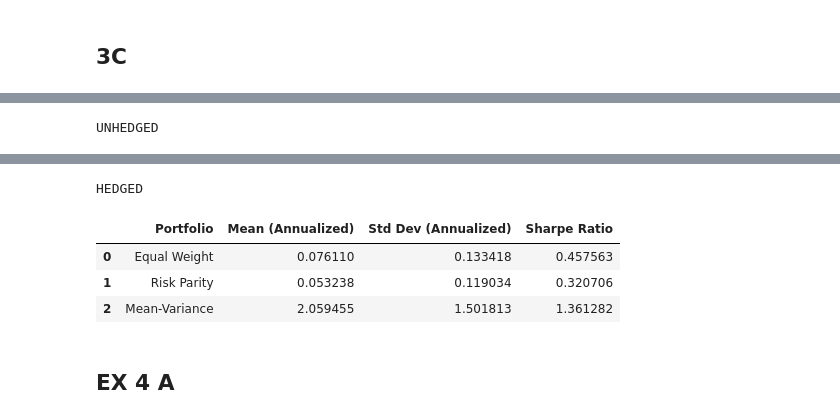
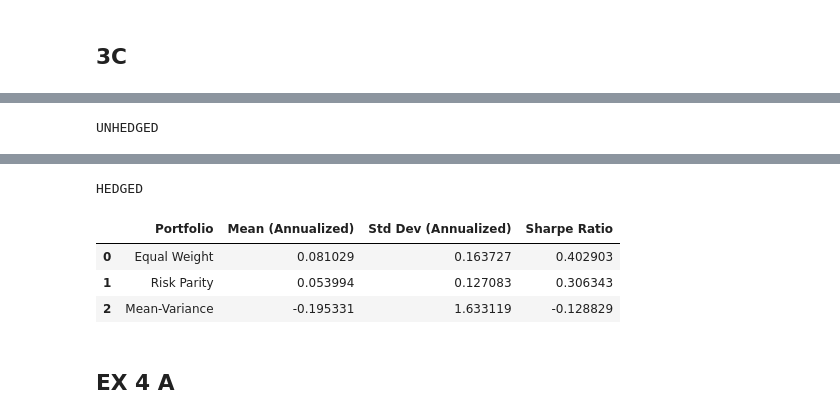
Before and after one commit to mulemule02/investments_project, a Jupyter notebook: investments.ipynb, the cells around one changed output, grey strips where cells are left out. Drawn from its saved outputs; the diff is of its cells as text; code cells hidden in the pictures.

Commit message:
mean variance + data

```diff
--- a/investments.ipynb
+++ b/investments.ipynb
@@ -228,6 +232,16 @@ for country in df['country'].unique():
     if nan_count > 0:
         print(f"   {country}: Replacing {nan_count} rates NaN values with mean {country_rates_mean:.6f}")
         df.loc[country_mask, 'rates'] = df.loc[country_mask, 'rates'].fillna(country_rates_mean)
+
+# 6. Handle United States NaN values - replace with country-specific mean
+for country in df['country'].unique():
+    country_mask = df['country'] == country
+    country_rates_mean = df.loc[country_mask, 'UNITED STATES'].mean()
+    nan_count = df.loc[country_mask, 'UNITED STATES'].isna().sum()
+
+    if nan_count > 0:
+        print(f"   {country}: Replacing {nan_count} UNITED STATES NaN values with mean {country_rates_mean:.6f}")
+        df.loc[country_mask, 'UNITED STATES'] = df.loc[country_mask, 'UNITED STATES'].fillna(country_rates_mean)
 # %% [output]
    AUSTRALIA: Replacing 1 FX NaN values with mean 0.784682
    SWITZERLAND: Replacing 1 FX NaN values with mean 0.978099
@@ -266,8 +271,8 @@ display(df)
 ## 3 B
 # %%
 # Calculate currency-hedged component
-df['X'] = (df['fx_t+1'] / df['fx']) * (1 + df['rates']) - (1 + df['rf'])
+df['X'] = (df['fx_t+1'] / df['fx']) * (1 + df['rates']) - (1 + df['UNITED STATES'])
+df['X'] = df['X'].shift(1)
 
 # Calculate hedged index return
 df['hedged_return'] = df['returns_USD'] - df['X']
-display(df)
@@ -429,16 +387,16 @@ sharpe_eqh = (mean_eqh - 12*df_with_us['rf'].mean())/std_eqh
 #-----------------------------------------------
 result_rph = df_with_us.groupby('country').hedged_return.rolling(60).std().reset_index().rename(columns={'hedged_return': 'std'})
 result_rph['date'] = df_with_us['date']
+# Calculate returns
 result_rph['weights'] = 1 / result_rph['std']
-
-# Normalize weights to sum to 1 for each date
 weights_sum_by_date = result_rph.groupby('date')['weights'].transform('sum')
 result_rph['weights'] = result_rph['weights'] / weights_sum_by_date
-
 result_rph.drop(columns=['level_1', 'std'], inplace=True)
 merged_rph = pd.merge(df_with_us, result_rph, on=['date', 'country'])
+# Calculate returns
 merged_rph['weighted_return'] = merged_rph['hedged_return'] * merged_rph['weights']
 results_rph = merged_rph.groupby('date').weighted_return.sum()
+
 mean_rph = results_rph.mean()*12
 std_rph = results_rph.std()*np.sqrt(12)
 sharpe_rph = (mean_rph - 12*df_with_us['rf'].mean())/std_rph
@@ -447,49 +405,42 @@ sharpe_rph = (mean_rph - 12*df_with_us['rf'].mean())/std_rph
 # Mean variance hedged portfolio returns
 #-----------------------------------------------
 gamma = 1.0
-pivoted_returns_hedged = df_with_us.pivot(index='date', columns='country', values='hedged_return')
-countries_hedged = list(pivoted_returns_hedged.columns)
-rolling_cov_matrices_hedged = pivoted_returns_hedged.rolling(window=60).cov().dropna()
-rolling_hedged_return = df_with_us.groupby("country").hedged_return.rolling(window=60).mean().reset_index()
-rolling_hedged_return['date'] = df_with_us['date']
+dates = df_with_us['date'].unique()
+dates = dates[dates.argsort()]
+window = 60
 
-# Extract covariance matrices as a dictionary
-cov_matrices_dict_hedged = {
-    date: rolling_cov_matrices_hedged.loc[date]
-    for date in rolling_cov_matrices_hedged.index.get_level_values(0).unique()
-}
+all_returns = []
+for i in range(window, len(dates)):
+    window_data = df_with_us[df_with_us['date'].isin(dates[i-window:i])]
+    # Calculate expected return
+    cov = {}
+    mu = window_data.groupby("country")["hedged_return"].mean().reset_index()
+    countries = mu['country'].values
+    mu = mu['hedged_return'].values
+    # Calculate covariance matrices
+    for country in countries:
+        cov[country] = window_data[window_data['country'] == country]["hedged_return"].reset_index(drop=True)
+    cov = pd.DataFrame(cov)
+    cov = cov.cov().values
+    # Calculate weights
+    weights = 1/gamma * np.linalg.inv(cov) @ (mu - df_with_us[df_with_us['date']==dates[i]]['rf'].values)
+    # Calculate returns
+    returns = np.dot(weights, df_with_us[df_with_us['date']==dates[i]]['hedged_return'].values) + (1 - weights.sum()) * df_with_us[df_with_us['date']==dates[i]]['rf'].values[0]
+    all_returns.append(returns)
+all_returns = np.array(all_returns)
+all_returns = all_returns[~np.isnan(all_returns)]
 
-inverted_cov_matrices_hedged = {
-    date: np.linalg.pinv(cov_matrix.values) for date, cov_matrix in cov_matrices_dict_hedged.items()
-}
+mean_mvh2 = all_returns.mean() * 12
+std_mvh2 = all_returns.std()*np.sqrt(12)
+sharpe_mvh2 = (mean_mvh2 - 12*df_with_us['rf'].mean())/std_mvh2
 
-a_hedged = {
-    date: inv_cov_mat @ (rolling_hedged_return[rolling_hedged_return['date']==date].hedged_return.values - df_with_us[df_with_us['date']==date].rf.values)
-    for date, inv_cov_mat in inverted_cov_matrices_hedged.items()
-}
-
-weights_mvh = []
-for date, arr in a_hedged.items():
-    for idx, val in enumerate(arr):
-        weights_mvh.append({'date': date, 'weights': val, 'country': countries_hedged[idx]})
-
-weights_mvh = pd.DataFrame(weights_mvh)
-
-merged_mvh = pd.merge(df_with_us, weights_mvh, on=['date', 'country'])
-merged_mvh['weighted_return'] = merged_mvh['hedged_return'] * merged_mvh['weights']
-results_mvh = merged_mvh.groupby('date').weighted_return.sum()
-mean_mvh = results_mvh.mean()*12
-std_mvh = results_mvh.std()*np.sqrt(12)
-sharpe_mvh = (mean_mvh - 12*df_with_us['rf'].mean())/std_mvh
-
-
+# Summary of the results
 summary_hedged = pd.DataFrame({
     'Portfolio': ['Equal Weight', 'Risk Parity', 'Mean-Variance'],
-    'Mean (Annualized)': [mean_eqh, mean_rph, mean_mvh],
-    'Std Dev (Annualized)': [std_eqh, std_rph, std_mvh],
-    'Sharpe Ratio': [sharpe_eqh, sharpe_rph, sharpe_mvh]
+    'Mean (Annualized)': [mean_eqh, mean_rph, mean_mvh2],
+    'Std Dev (Annualized)': [std_eqh, std_rph, std_mvh2],
+    'Sharpe Ratio': [sharpe_eqh, sharpe_rph, sharpe_mvh2]
 })
-
 
 print("UNHEDGED")
 display(summary_unhedged)
@@ -504,8 +455,8 @@ UNHEDGED
 HEDGED
 |  | Portfolio | Mean (Annualized) | Std Dev (Annualized) | Sharpe Ratio |
-| 0 | Equal Weight | 0.076110 | 0.133418 | 0.457563 |
-| 1 | Risk Parity | 0.053238 | 0.119034 | 0.320706 |
-| 2 | Mean-Variance | 2.059455 | 1.501813 | 1.361282 |
+| 0 | Equal Weight | 0.081029 | 0.163727 | 0.402903 |
+| 1 | Risk Parity | 0.053994 | 0.127083 | 0.306343 |
+| 2 | Mean-Variance | -0.195331 | 1.633119 | -0.128829 |
 # %% [markdown]
 ## EX 4 A
 # %%
```
Also changed, not shown: parts of 8 cells of this notebook, 3 other files.
